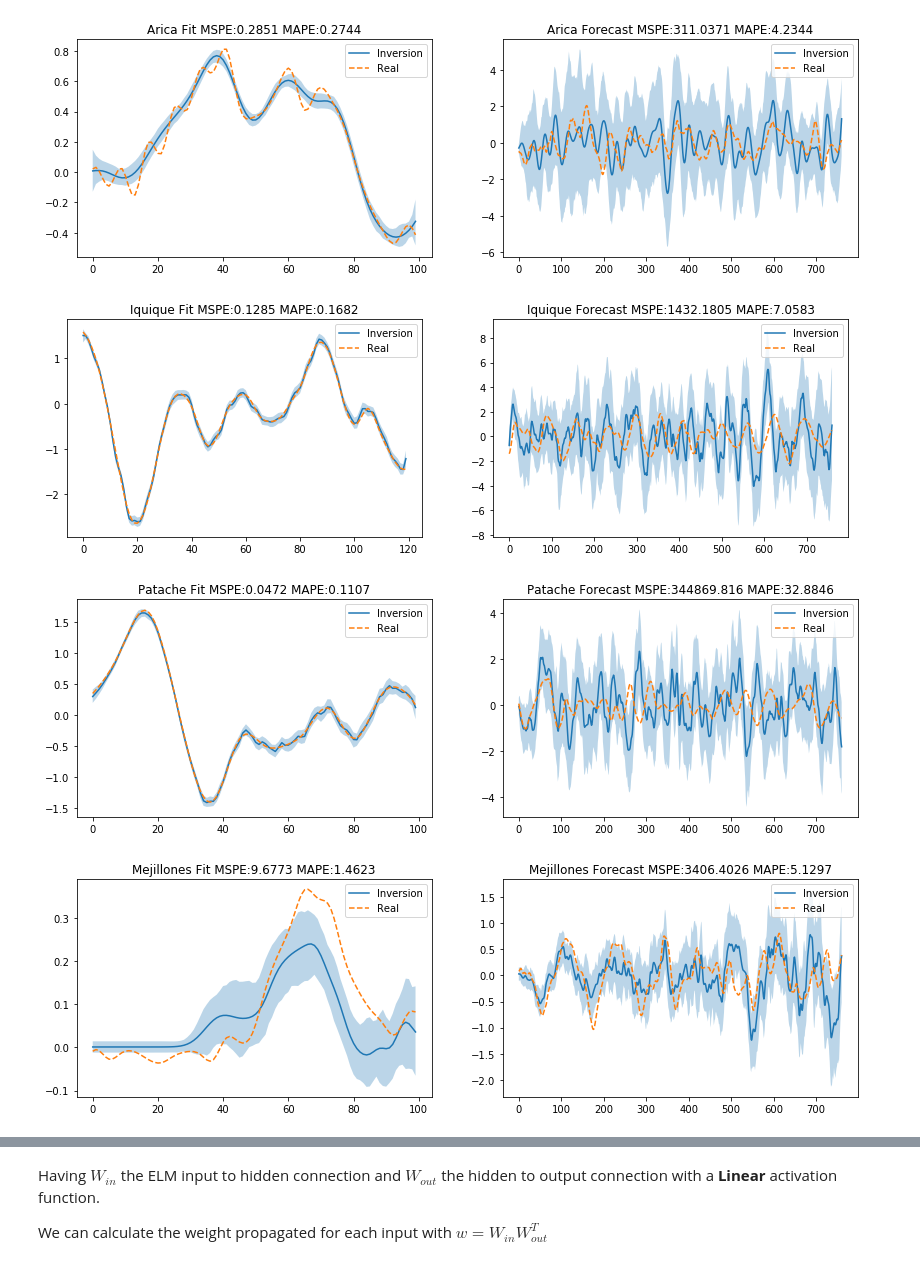
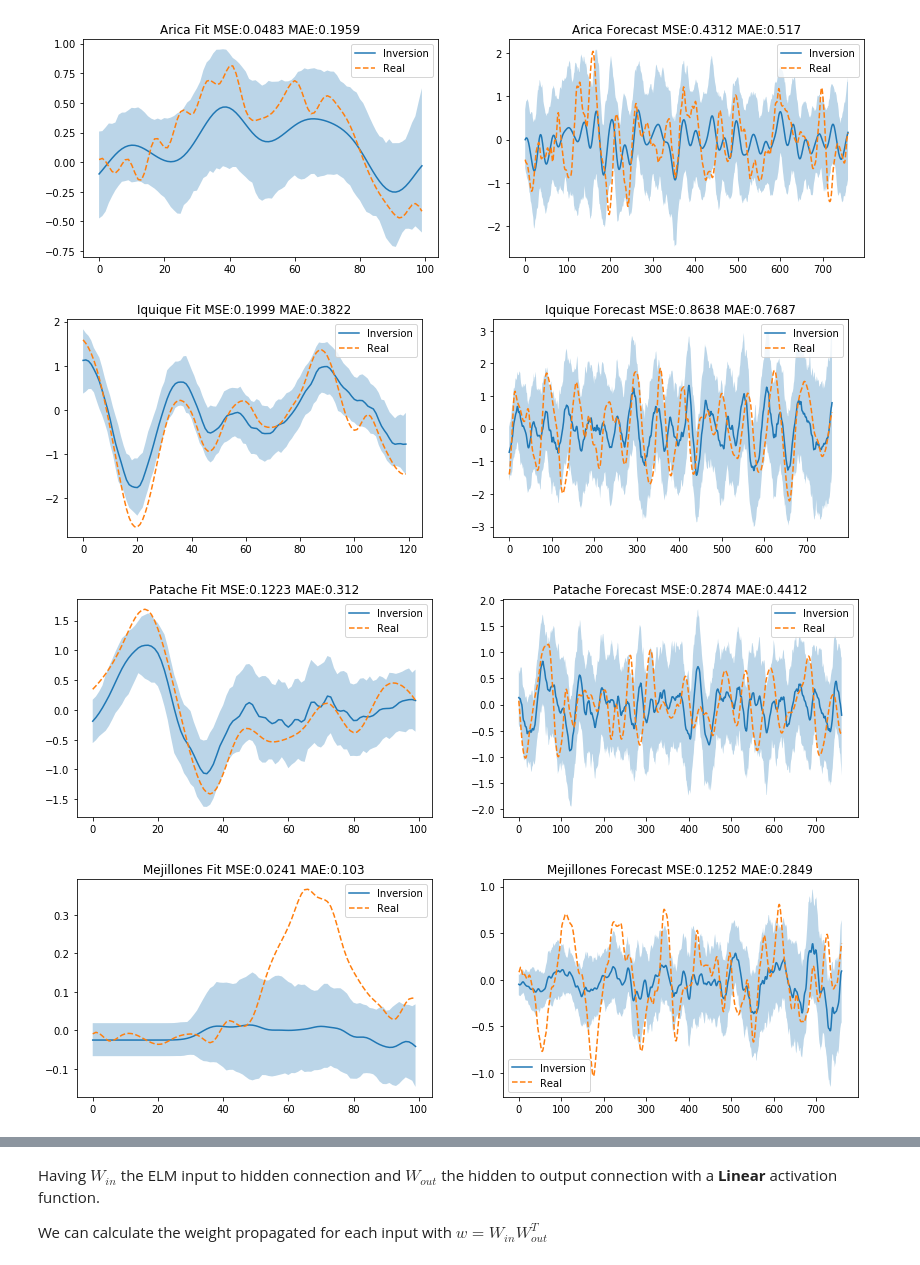
Before and after one commit to cvalenzu/ELM-Tsunami-inversion, a Jupyter notebook: ELM Inversion.ipynb, the cells around one changed output, grey strips where cells are left out. Saved outputs shown, nothing was run; the diff lists cells and outputs as text; code cells hidden in the pictures.

```diff
--- a/ELM Inversion.ipynb
+++ b/ELM Inversion.ipynb
@@ -82,7 +82,7 @@ if preproc:
     bb_preproc = preproc_out.fit_transform(bb)
 # %%
 #Using linear function
-lineal = lambda x: x
+linear = lambda x: x
 # %%
 #Creating 300 ELM with different random weights (different random_state)
 n_regs = 300
@@ -91,9 +91,8 @@ bar = progressbar.ProgressBar(max_value=n_regs)
 bar.start()
 #For each regressor use a diferent random_state = i
 for i in range(n_regs):
-    reg = elm.ELMRegressor(n_hidden=100,activation_func=lineal,
-                       regressor=Ridge(fit_intercept=False,alpha=0.1),random_state=i)
-
+    reg = elm.ELMRegressor(n_hidden=30,activation_func=linear, alpha=1,
+                       regressor=Ridge(fit_intercept=False,alpha=1e2),random_state=i)
     #Fitting ELM
     if preproc:
         reg.fit(AA_preproc,bb_preproc)
@@ -130,44 +129,49 @@ for A_train_i, b_train_i,A_test_i, b_test_i,title in zip(AA_train,bb_train,AA_te
         b_preds_train.append(b_pred_train)
 
     #Creating numpy array with predictions
-    b_preds = np.array(b_preds)[:,:,0]
-    b_preds_train = np.array(b_preds_train)[:,:,0]
+    b_preds = np.array(b_preds)
+    if len(b_preds.shape) == 3:
+        b_preds = b_preds[:,:,0]
+
+    b_preds_train = np.array(b_preds_train)
+    if len(b_preds_train.shape) == 3:
+        b_preds_train = b_preds_train[:,:,0]
 
     #Calculatin mean prediction
     b_pred_train_mean = np.mean(b_preds_train,axis=0)
     b_pred_mean = np.mean(b_preds,axis=0)
 
     #Calculating lower and upper percentiles
     #for a 95% confidence the lower interval is at
     #2.5% and the upper is at 97.5%
     train_lower = np.percentile(b_preds_train, 2.5, axis=0)
     train_upper = np.percentile(b_preds_train, 97.5, axis=0)
     test_lower =  np.percentile(b_preds, 2.5, axis=0)
     test_upper =  np.percentile(b_preds, 97.5, axis=0)
 
     #Calculating metrics for train (inversion) and test (forecast).
-    MSPE = round(mean_squared_percentage_error(b_test_i[:,0],b_pred_mean),4)
-    MAPE = round(mean_absolute_percentage_error(b_test_i[:,0],b_pred_mean),4)
-    MSPE_train = round(mean_squared_percentage_error(b_train_i[:,0],b_pred_train_mean),4)
-    MAPE_train = round(mean_absolute_percentage_error(b_train_i[:,0],b_pred_train_mean),4)
+    MSE = round(metrics.mean_squared_error(b_test_i[:,0],b_pred_mean),4)
+    MAE = round(metrics.mean_absolute_error(b_test_i[:,0],b_pred_mean),4)
+    MSE_train = round(metrics.mean_squared_error(b_train_i[:,0],b_pred_train_mean),4)
+    MAE_train = round(metrics.mean_absolute_error(b_train_i[:,0],b_pred_train_mean),4)
 
     #Plotting all
     fig,axes = plt.subplots(1,2,figsize=(14,4))
-    axes[0].set_title("{} Fit MSPE:{} MAPE:{}".format(title,MSPE_train, MAPE_train))
+    axes[0].set_title("{} Fit MSE:{} MAE:{}".format(title,MSE_train, MAE_train))
     axes[0].plot(b_pred_train_mean,label="Inversion")
     #Plotting interval train
     axes[0].fill_between(np.arange(len(b_pred_train_mean)),train_lower,train_upper,alpha=0.3)
     axes[0].plot(b_train_i[:,0],"--",label="Real")
     axes[0].legend()
-    axes[1].set_title("{} Forecast MSPE:{} MAPE:{}".format(title,MSPE, MAPE))
+    axes[1].set_title("{} Forecast MSE:{} MAE:{}".format(title,MSE, MAE))
     axes[1].plot(b_pred_mean,label="Inversion")
     #Plotting interval test
     axes[1].fill_between(np.arange(len(b_pred_mean)),test_lower,test_upper,alpha=0.3)
     axes[1].plot(b_test_i[:,0],"--",label="Real")
     axes[1].legend()
     plt.show()
 # %% [output]
-[figure, old version]
+[figure, new version]
-[figure, old version]
+[figure, new version]
-[figure, old version]
+[figure, new version]
-[figure, old version]
+[figure, new version]
```
Also changed, not shown: parts of 5 cells of this notebook, 1 other file.
